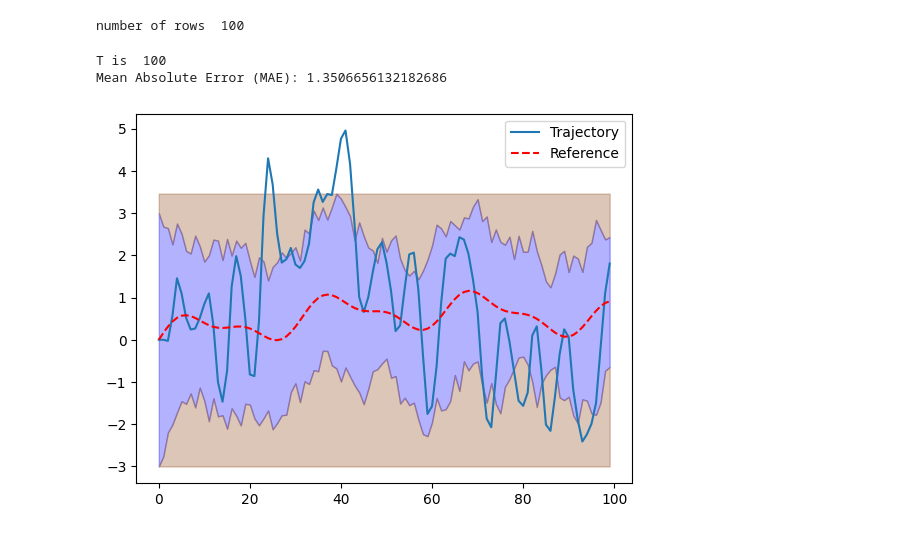
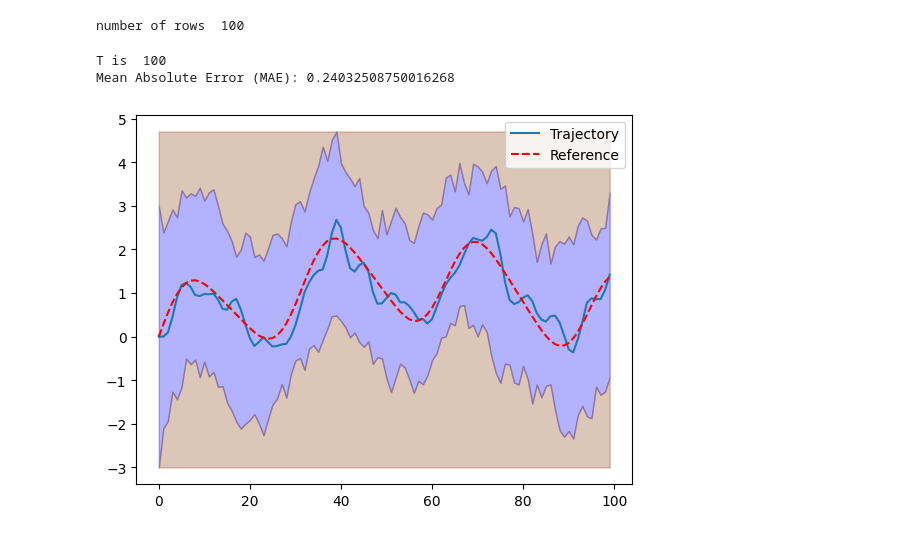
Before and after one commit to parasshah3/b1-coding-practical-mt24, a Jupyter notebook: notebooks/demo.ipynb, the cells around one changed output. Saved outputs shown, nothing was run; the diff lists cells and outputs as text; code cells hidden in the pictures.

Commit message:
PD control commit 5- completed

```diff
--- a/notebooks/demo.ipynb
+++ b/notebooks/demo.ipynb
@@ -33,33 +33,33 @@ number of rows  100
 # %%
 """
 Testing the
 """
 
 # Step 1: Create a Submarine object
 submarine = Submarine()
 
 # Step 2: Create a PDController object with specified gains (you can tune these values)
-controller = PDController(kp=0.0825, kd=0.7)
+controller = PDController(kp=0.0825, kd=0.75)
 
 # Step 3: Create a Mission object (either from CSV or randomly)
 mission = Mission.random_mission(duration=100, scale=1.0)
 
 # Step 4: Create a ClosedLoop object, passing in the submarine and controller
 closed_loop = ClosedLoop(plant=submarine, controller=controller)
 
 # Step 5: Simulate the mission with random disturbances
-trajectory = closed_loop.simulate_with_random_disturbances(mission, variance=0.5)
+trajectory = closed_loop.simulate_with_random_disturbances(mission, variance=0.1)
 
 # Step 6: Calculate the Mean Absolute Error (MAE)
 actual_depth = trajectory.position[:, 1]  # y-positions of the submarine (actual depths)
 reference_depth = mission.reference  # Reference depths from the mission
 
 mae = calculate_mae(reference_depth, actual_depth)
 print("Mean Absolute Error (MAE):", mae)
 
 # Step 7: Plot the resulting trajectory
 trajectory.plot_completed_mission(mission)
 # %% [output]
 T is  100
-Mean Absolute Error (MAE): 1.3506656132182686
+Mean Absolute Error (MAE): 0.24032508750016268
-[figure, old version]
+[figure, new version]
```
Also changed, not shown: 1 other file.
